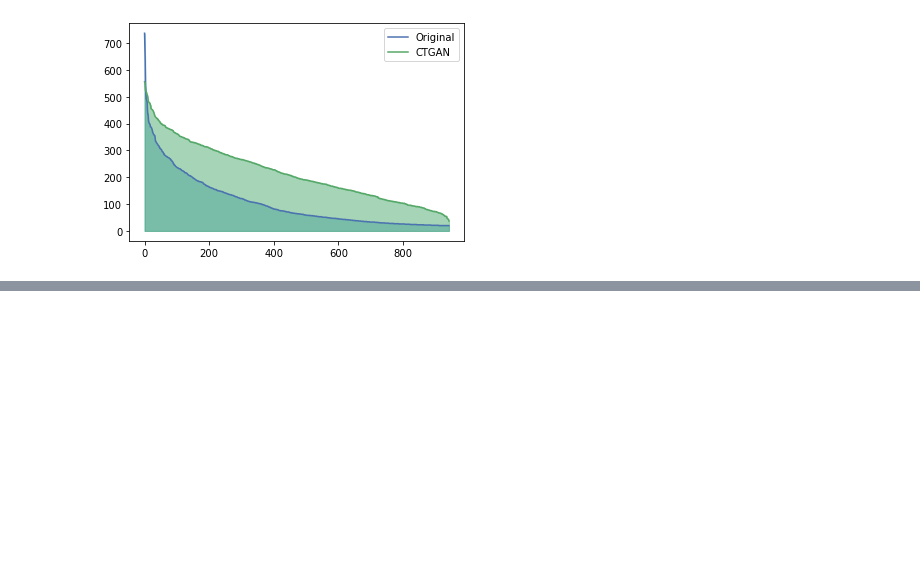
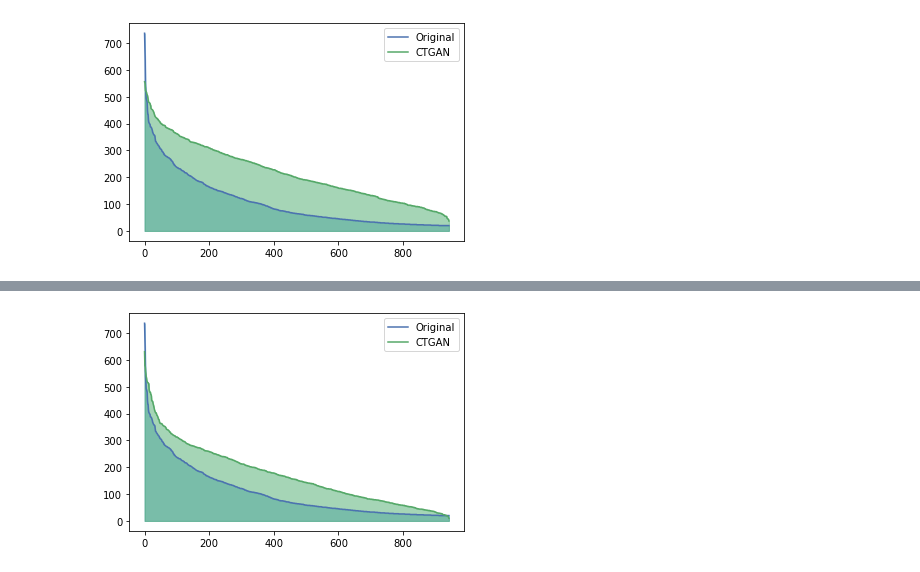
Before and after one commit to joranerogier/RecSysProject, a Jupyter notebook: Data_visualisation_partitioned.ipynb, the cells around one changed output, grey strips where cells are left out. Cells and saved outputs as stored; diff of their text form; code cells hidden in the pictures; blank space fills up the shorter version.

```diff
--- a/Data_visualisation_partitioned.ipynb
+++ b/Data_visualisation_partitioned.ipynb
@@ -144,0 +180,10 @@ plot_distribution(df_users_orig, df_users_syn)
+# %%
+df_users_orig = orig_data.groupby('user').size().reset_index(name='counts')
+df_users_orig = df_users_orig.sort_values(by='counts', ascending=False)
+# %%
+df_users_syn = syn_data.groupby('user').size().reset_index(name='counts')
+df_users_syn = df_users_syn.sort_values(by='counts', ascending=False)
+# %%
+plot_distribution(df_users_orig, df_users_syn)
+# %% [output]
+[figure, added]
```
Also changed, not shown: parts of 10 cells of this notebook.
